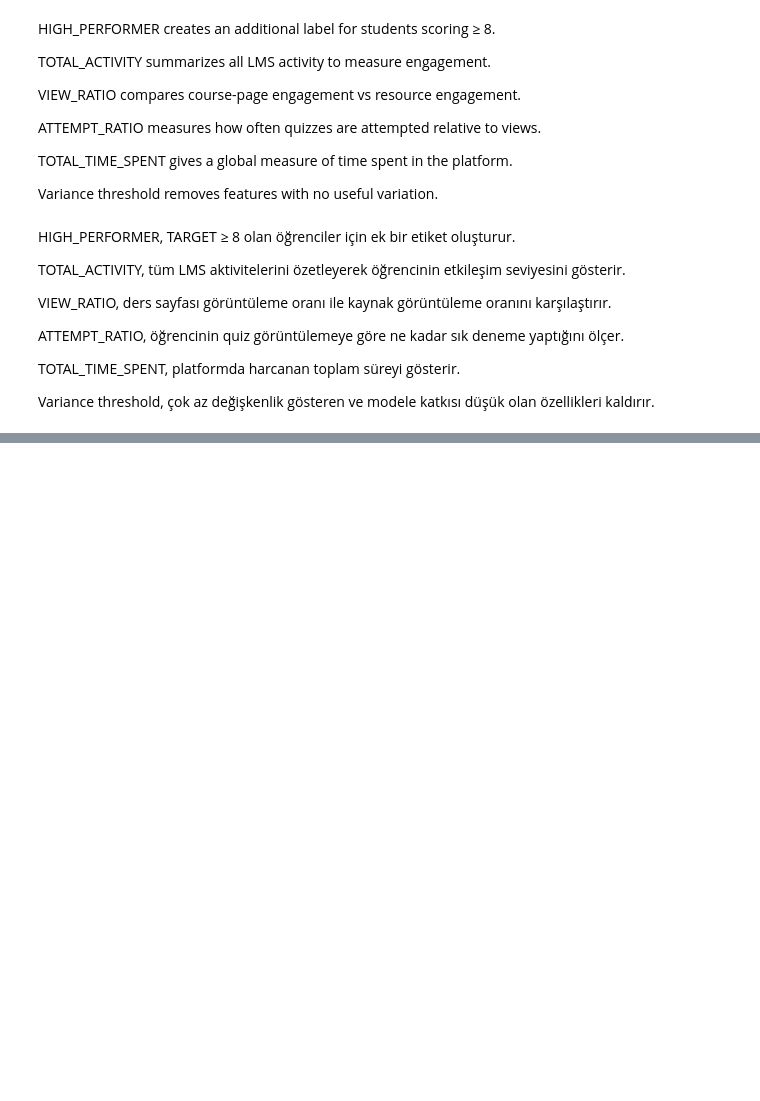
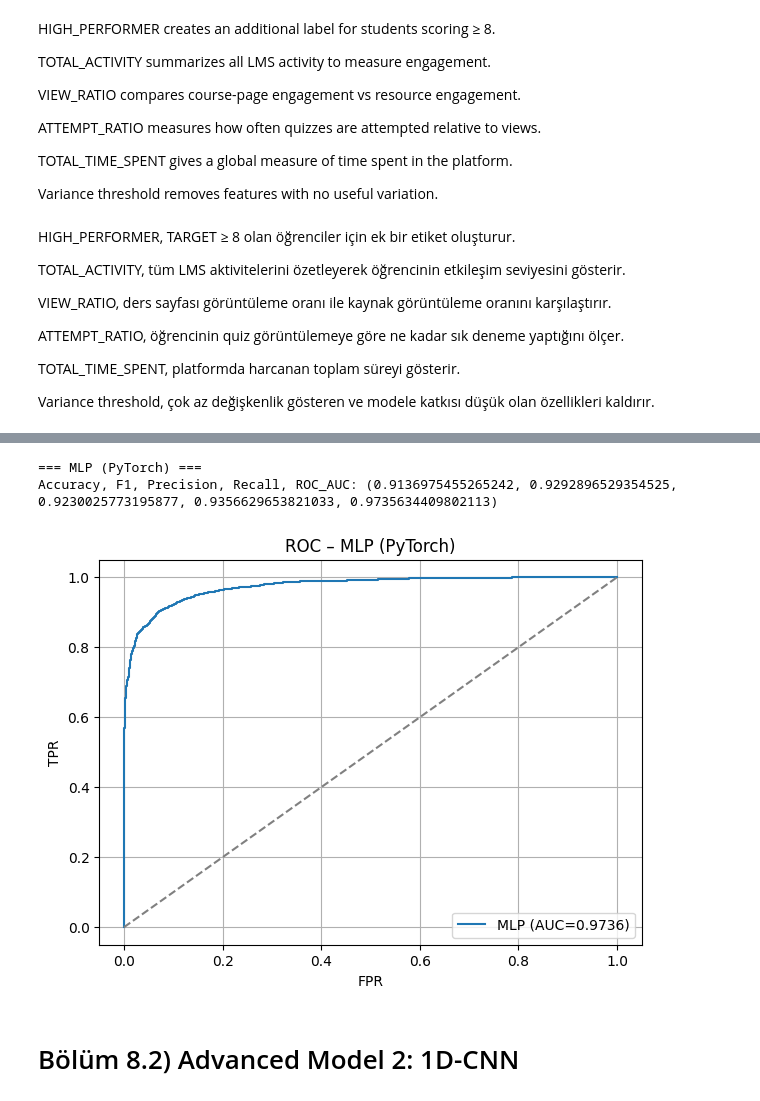
Before and after one commit to GradeSense210/GradeSense, a Jupyter notebook: Fatma_Abazlı_22040101142_GradeSense.ipynb, the cells around one changed output, grey strips where cells are left out. Drawn from its saved outputs; the diff is of its cells as text; code cells hidden in the pictures; blank space fills up the shorter version.

```diff
--- a/Fatma_Abazlı_22040101142_GradeSense.ipynb
+++ b/Fatma_Abazlı_22040101142_GradeSense.ipynb
@@ -520,0 +653,19 @@ df_results
+# %%
+class TabDataset(Dataset):
+    def __init__(self, X, y):
+        self.X = X
+        self.y = y
+
+    def __len__(self):
+        return len(self.y)
+
+    def __getitem__(self, idx):
+        return self.X[idx], self.y[idx]
+# %%
+train_ds = TabDataset(X_train_t, y_train_t)
+test_ds  = TabDataset(X_test_t, y_test_t)
+
+train_loader = DataLoader(train_ds, batch_size=256, shuffle=True)
+test_loader  = DataLoader(test_ds, batch_size=512, shuffle=False)
+
+print("Train batches:", len(train_loader), "Test batches:", len(test_loader))
@@ -520,0 +674,3 @@ df_results
+# %%
+device = torch.device("cuda" if torch.cuda.is_available() else "cpu")
+print("Device:", device)
@@ -520,0 +744,4 @@ df_results
+# %%
+mlp_metrics, y_true_mlp, y_prob_mlp = train_torch_model(
+    mlp, train_loader, test_loader, epochs=15, lr=1e-3
+)
@@ -520,0 +753,19 @@ df_results
+# %%
+print("\n=== MLP (PyTorch) ===")
+print("Accuracy, F1, Precision, Recall, ROC_AUC:", mlp_metrics)
+# %% [output]
+=== MLP (PyTorch) ===
+Accuracy, F1, Precision, Recall, ROC_AUC: (0.9136975455265242, 0.9292896529354525, 0.9230025773195877, 0.9356629653821033, 0.9735634409802113)
+# %%
+fpr, tpr, _ = roc_curve(y_true_mlp, y_prob_mlp)
+plt.figure(figsize=(7,5))
+plt.plot(fpr, tpr, label=f"MLP (AUC={mlp_metrics[-1]:.4f})")
+plt.plot([0,1],[0,1], linestyle="--", color="gray")
+plt.title("ROC – MLP (PyTorch)")
+plt.xlabel("FPR"); plt.ylabel("TPR")
+plt.legend(); plt.grid(True)
+plt.show()
+# %% [output]
+[figure, added]
+# %% [markdown]
+# Bölüm 8.2) Advanced Model 2: 1D-CNN
```
Also changed, not shown: parts of 72 cells of this notebook, 2 other files.
